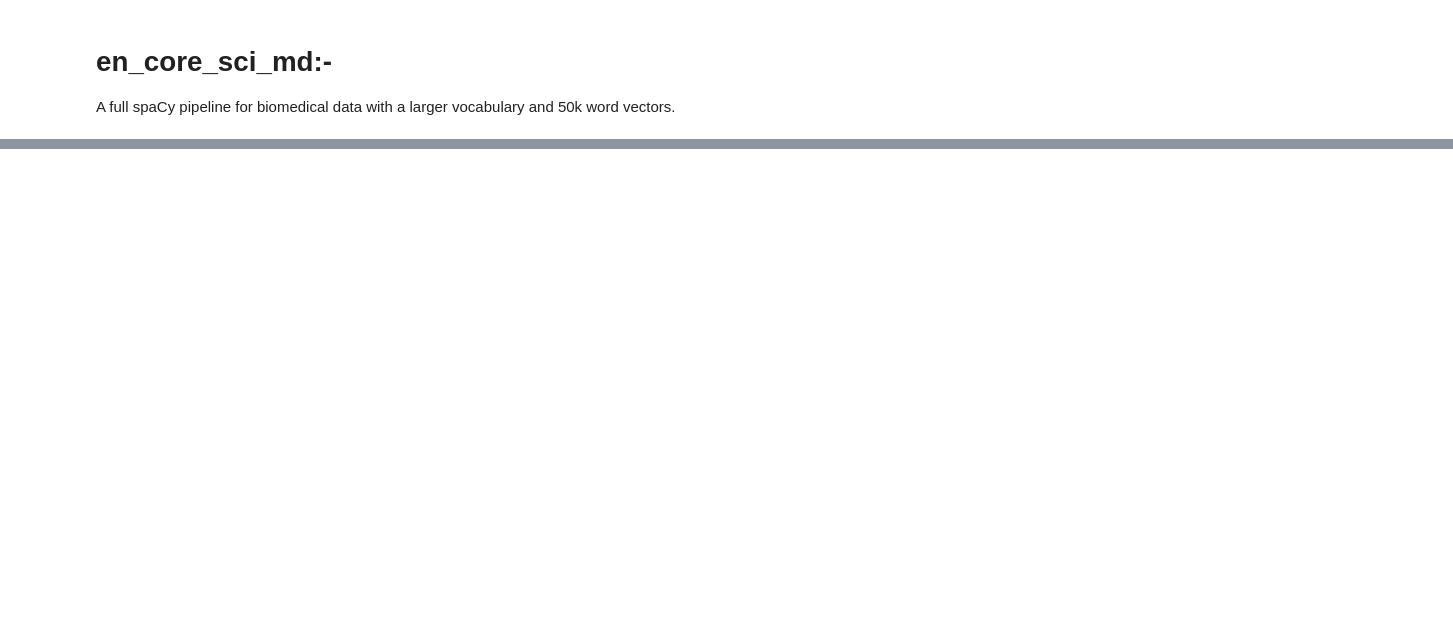
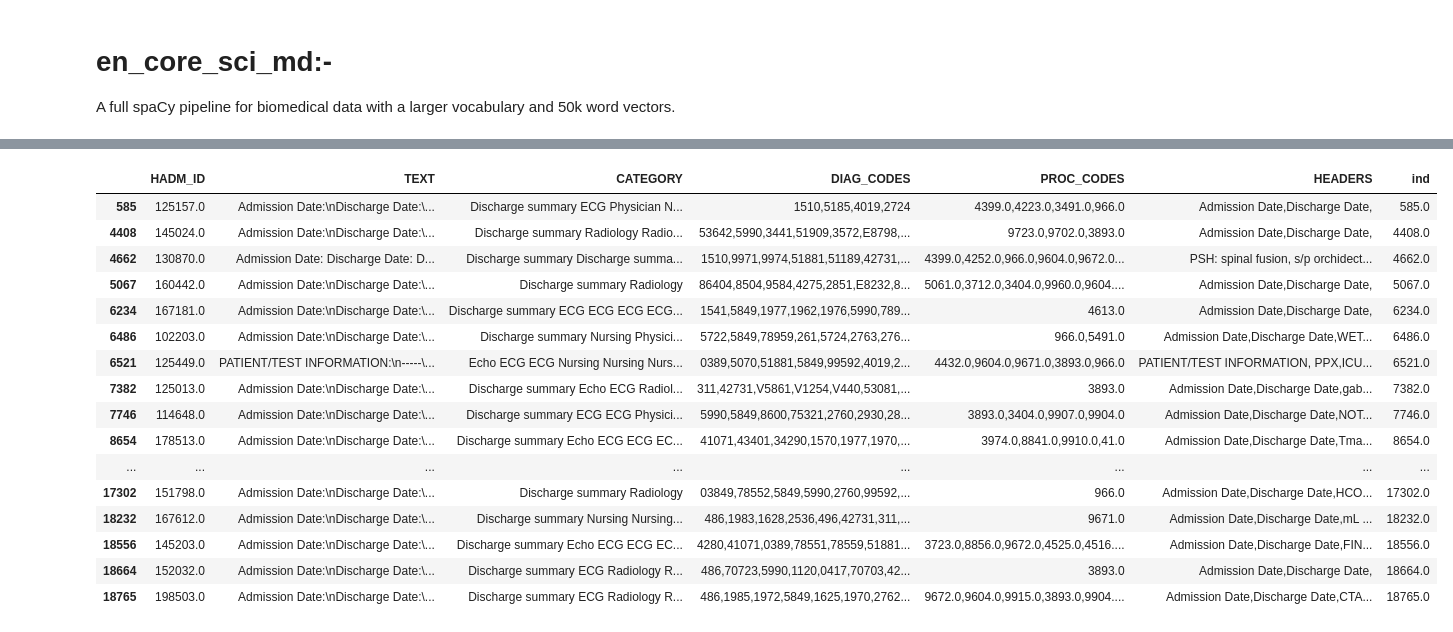
Before and after one commit to Abhishek4209/MIMIC-Project, a Jupyter notebook: Preprocessing/note_selection.ipynb, the cells around one changed output, grey strips where cells are left out. Cells and saved outputs as stored; diff of their text form; code cells hidden in the pictures; blank space fills up the shorter version.

```diff
--- a/Preprocessing/note_selection.ipynb
+++ b/Preprocessing/note_selection.ipynb
@@ -135,7 +171,25 @@ SAMPLE_20K = SAMPLE_20K.progress_apply(process_note, axis=1)
 # %%
 keep = SAMPLE_20K.dropna()
 # %%
-keep
+keep.head()
+# %% [output]
+|  | HADM_ID | TEXT | CATEGORY | DIAG_CODES | PROC_CODES | HEADERS | ind |
+| 585 | 125157.0 | Admission Date:\nDischarge Date:\... | Discharge summary ECG Physician N... | 1510,5185,4019,2724 | 4399.0,4223.0,3491.0,966.0 | Admission Date,Discharge Date, | 585.0 |
+| 4408 | 145024.0 | Admission Date:\nDischarge Date:\... | Discharge summary Radiology Radio... | 53642,5990,3441,51909,3572,E8798,... | 9723.0,9702.0,3893.0 | Admission Date,Discharge Date, | 4408.0 |
+| 4662 | 130870.0 | Admission Date: Discharge Date: D... | Discharge summary Discharge summa... | 1510,9971,9974,51881,51189,42731,... | 4399.0,4252.0,966.0,9604.0,9672.0... | PSH: spinal fusion, s/p orchidect... | 4662.0 |
+| 5067 | 160442.0 | Admission Date:\nDischarge Date:\... | Discharge summary Radiology | 86404,8504,9584,4275,2851,E8232,8... | 5061.0,3712.0,3404.0,9960.0,9604.... | Admission Date,Discharge Date, | 5067.0 |
+| 6234 | 167181.0 | Admission Date:\nDischarge Date:\... | Discharge summary ECG ECG ECG ECG... | 1541,5849,1977,1962,1976,5990,789... | 4613.0 | Admission Date,Discharge Date, | 6234.0 |
+| 6486 | 102203.0 | Admission Date:\nDischarge Date:\... | Discharge summary Nursing Physici... | 5722,5849,78959,261,5724,2763,276... | 966.0,5491.0 | Admission Date,Discharge Date,WET... | 6486.0 |
+| 6521 | 125449.0 | PATIENT/TEST INFORMATION:\n-----\... | Echo ECG ECG Nursing Nursing Nurs... | 0389,5070,51881,5849,99592,4019,2... | 4432.0,9604.0,9671.0,3893.0,966.0 | PATIENT/TEST INFORMATION, PPX,ICU... | 6521.0 |
+| 7382 | 125013.0 | Admission Date:\nDischarge Date:\... | Discharge summary Echo ECG Radiol... | 311,42731,V5861,V1254,V440,53081,... | 3893.0 | Admission Date,Discharge Date,gab... | 7382.0 |
+| 7746 | 114648.0 | Admission Date:\nDischarge Date:\... | Discharge summary ECG ECG Physici... | 5990,5849,8600,75321,2760,2930,28... | 3893.0,3404.0,9907.0,9904.0 | Admission Date,Discharge Date,NOT... | 7746.0 |
+| 8654 | 178513.0 | Admission Date:\nDischarge Date:\... | Discharge summary Echo ECG ECG EC... | 41071,43401,34290,1570,1977,1970,... | 3974.0,8841.0,9910.0,41.0 | Admission Date,Discharge Date,Tma... | 8654.0 |
+| ... | ... | ... | ... | ... | ... | ... | ... |
+| 17302 | 151798.0 | Admission Date:\nDischarge Date:\... | Discharge summary Radiology | 03849,78552,5849,5990,2760,99592,... | 966.0 | Admission Date,Discharge Date,HCO... | 17302.0 |
+| 18232 | 167612.0 | Admission Date:\nDischarge Date:\... | Discharge summary Nursing Nursing... | 486,1983,1628,2536,496,42731,311,... | 9671.0 | Admission Date,Discharge Date,mL ... | 18232.0 |
+| 18556 | 145203.0 | Admission Date:\nDischarge Date:\... | Discharge summary Echo ECG ECG EC... | 4280,41071,0389,78551,78559,51881... | 3723.0,8856.0,9672.0,4525.0,4516.... | Admission Date,Discharge Date,FIN... | 18556.0 |
+| 18664 | 152032.0 | Admission Date:\nDischarge Date:\... | Discharge summary ECG Radiology R... | 486,70723,5990,1120,0417,70703,42... | 3893.0 | Admission Date,Discharge Date, | 18664.0 |
+| 18765 | 198503.0 | Admission Date:\nDischarge Date:\... | Discharge summary ECG Radiology R... | 486,1985,1972,5849,1625,1970,2762... | 9672.0,9604.0,9915.0,3893.0,9904.... | Admission Date,Discharge Date,CTA... | 18765.0 |
 # %%
 discard_lst = {'','Admission Date', 'Discharge Date','Date of Birth', 'Phone','Date/Time', 'ID',
                'Completed by', 'Dictated By','Attending', 'Provider: ','Provider', 'Primary', 'Secondary',
```
Also changed, not shown: parts of 31 cells of this notebook, 37 other files.
